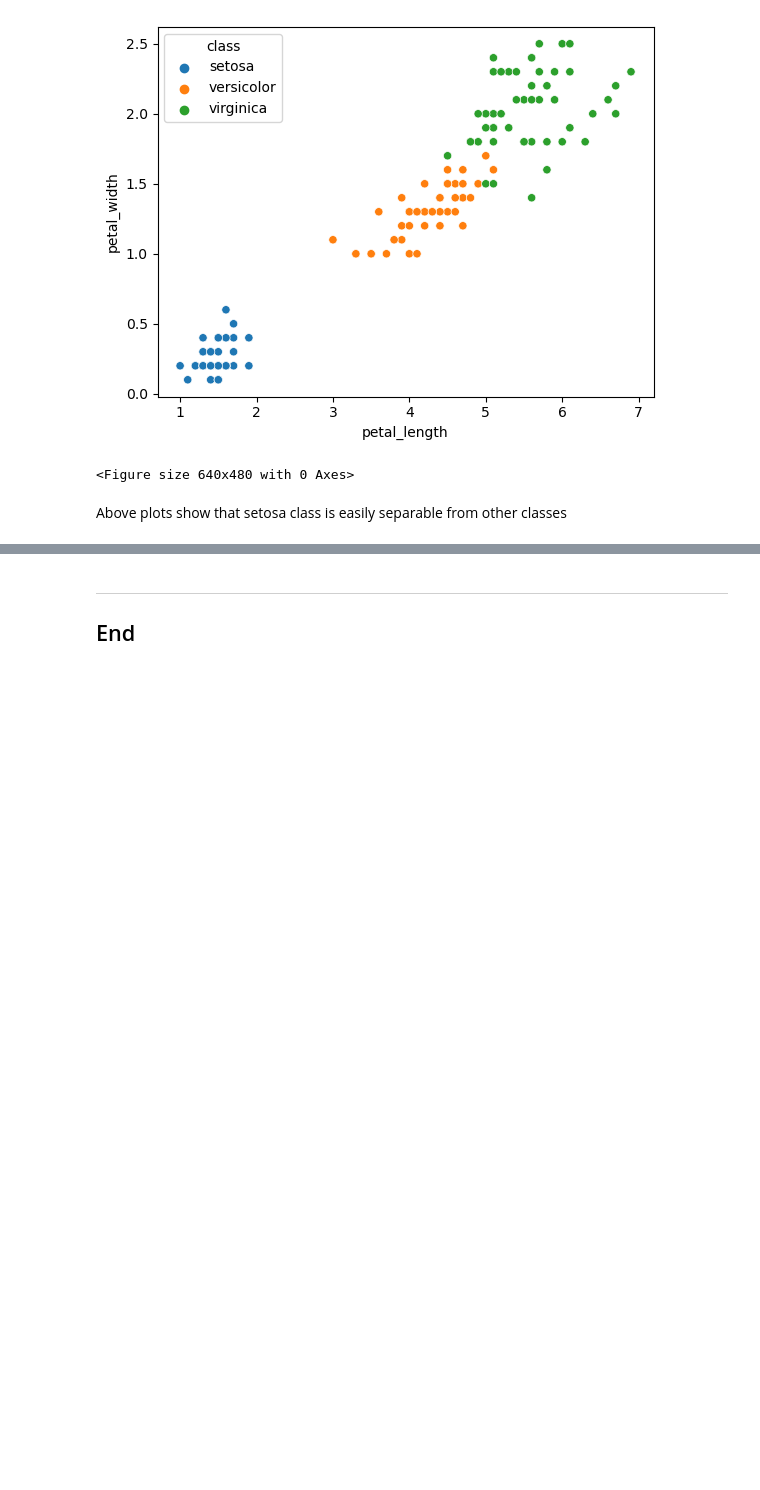
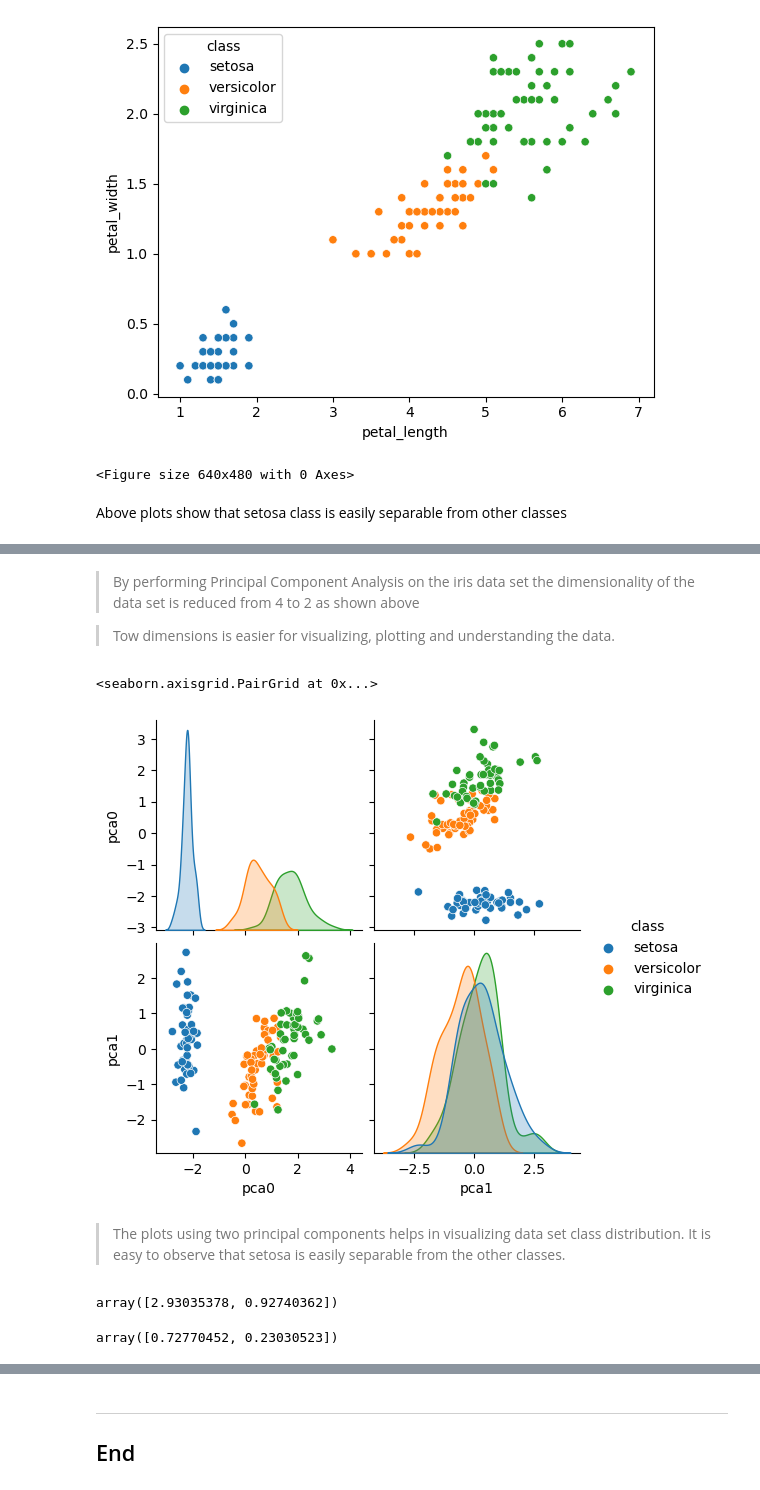
Before and after one commit to G00411367/machine-learning-stats, a Jupyter notebook: tasks.ipynb, the cells around one changed output, grey strips where cells are left out. Drawn from its saved outputs; the diff is of its cells as text; code cells hidden in the pictures; blank space fills up the shorter version.

```diff
--- a/tasks.ipynb
+++ b/tasks.ipynb
@@ -651,0 +747,5 @@ Above plots show that setosa class is easily separable from other classes
+# %%
+# Re-create the data frame
+df_X_transformed = pd.DataFrame(X_transformed, columns = X.columns)
+# Show
+df_X_transformed
@@ -651,0 +766,6 @@ Above plots show that setosa class is easily separable from other classes
+# %%
+# 3. Perform PCA
+# Ceate a new PCA instance
+pca = dec.PCA(n_components=2)
+X_pca = pca.fit_transform(df_X_transformed)
+X_pca
@@ -651,0 +790,5 @@ Above plots show that setosa class is easily separable from other classes
+# %%
+# Original classification
+df_pca = pd.DataFrame(df['class'])
+# Show
+df_pca
@@ -651,0 +809,5 @@ Above plots show that setosa class is easily separable from other classes
+# %%
+# Incoroprate PCA variables
+df_pca['pca0'] = X_pca[:, 0]
+df_pca['pca1'] = X_pca[:, 1]
+df_pca
@@ -651,0 +828,21 @@ Above plots show that setosa class is easily separable from other classes
+# %% [markdown]
+> By performing Principal Component Analysis on the iris data set the dimensionality of the data set is reduced from 4 to 2 as shown above
+
+> Tow dimensions is easier for visualizing, plotting and understanding the data.
+# %%
+# 4. Pair plot
+sns.pairplot(df_pca, hue = 'class')
+# %% [output]
+<seaborn.axisgrid.PairGrid at 0x...>
+[figure, added]
+# %% [markdown]
+> The plots using two principal components helps in visualizing data set class distribution.
+> It is easy to observe that setosa is easily separable from the other classes.
+# %%
+pca.explained_variance_
+# %% [output]
+array([2.93035378, 0.92740362])
+# %%
+pca.explained_variance_ratio_
+# %% [output]
+array([0.72770452, 0.23030523])
```
Also changed, not shown: parts of 21 cells of this notebook, 2 other files.
